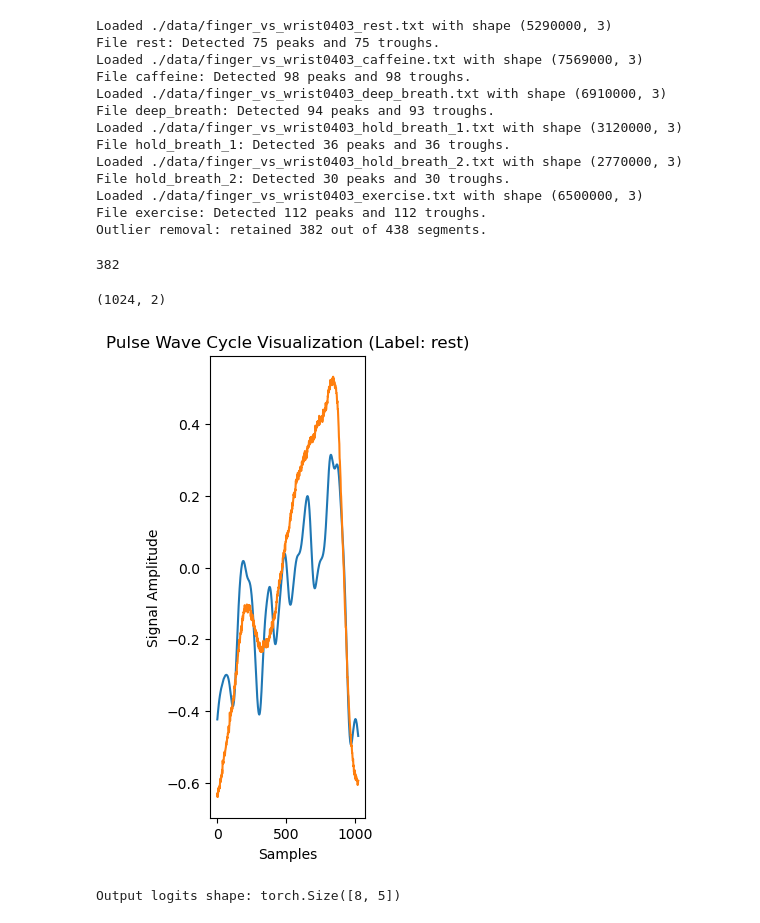
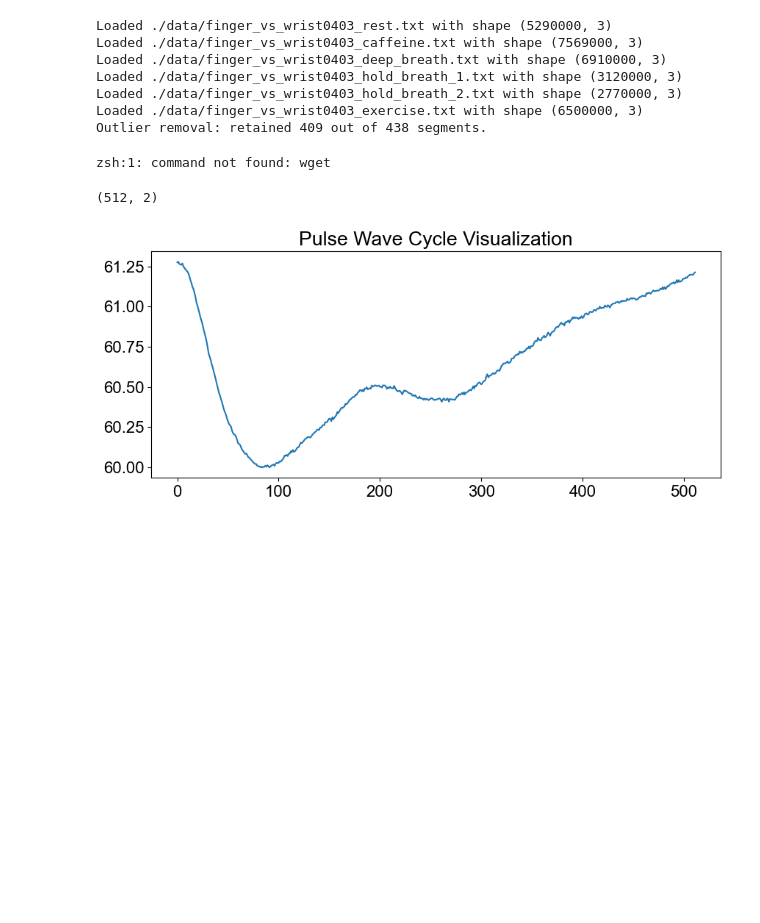
Before and after one commit to Gk-Yuan/HePPS-PWV, a Jupyter notebook: data_analysis.ipynb, the cells around one changed output. Drawn from its saved outputs; the diff is of its cells as text; code cells hidden in the pictures; blank space fills up the shorter version.

```diff
--- a/data_analysis.ipynb
+++ b/data_analysis.ipynb
@@ -17,69 +17,59 @@ file_identifiers = [
 # Instantiate the dataset using your full segment extraction mode
 dataset = HePPSDataset(file_identifiers=file_identifiers,
                        segment_offset=0,
-                       target_length=1024,
-                       filter_cutoff_wrist=[0.5, 20],
+                       target_length=512,
+                       filter_cutoff_wrist=[0.05, 200],
                        filter_cutoff_finger=[0.2, 500],
                        remove_after_resample=10)
 # %% [output]
 Loaded ./data/finger_vs_wrist0403_rest.txt with shape (5290000, 3)
-File rest: Detected 75 peaks and 75 troughs.
 Loaded ./data/finger_vs_wrist0403_caffeine.txt with shape (7569000, 3)
-File caffeine: Detected 98 peaks and 98 troughs.
 Loaded ./data/finger_vs_wrist0403_deep_breath.txt with shape (6910000, 3)
-File deep_breath: Detected 94 peaks and 93 troughs.
 Loaded ./data/finger_vs_wrist0403_hold_breath_1.txt with shape (3120000, 3)
-File hold_breath_1: Detected 36 peaks and 36 troughs.
 Loaded ./data/finger_vs_wrist0403_hold_breath_2.txt with shape (2770000, 3)
-File hold_breath_2: Detected 30 peaks and 30 troughs.
 Loaded ./data/finger_vs_wrist0403_exercise.txt with shape (6500000, 3)
-File exercise: Detected 112 peaks and 112 troughs.
-Outlier removal: retained 382 out of 438 segments.
+Outlier removal: retained 409 out of 438 segments.
-# %%
-len(dataset.segments)
-# %% [output]
-382
+# %%
+import matplotlib
+import matplotlib.font_manager as fm
+
+!wget -O Arial.ttf https://github.com/justrajdeep/fonts/raw/master/Arial.ttf
+font_dirs = ["/content/"]
+font_files = fm.findSystemFonts(fontpaths=font_dirs, fontext='ttf')
+for font_file in font_files:
+    print(font_file) if 'Arial' in font_file else None
+    fm.fontManager.addfont(font_file)
+matplotlib.rcParams["font.size"] = 16
+matplotlib.rcParams["font.family"] = "Arial"
+# %% [output]
+zsh:1: command not found: wget
 # %%
 # Select an arbitrary cycle; for example, pick the first segment.
-sample, label = dataset[10]
+sample, length, label = dataset[10]
 sample_np = sample.numpy()
 print(sample_np.shape)
 
 # Each sample is a 2D array with shape (L, 2), where:
 #   - The first column is wrist data.
 #   - The second column is fingertip data.
 
-plt.figure(figsize=(2, 6))
-plt.plot(sample_np[:, 0], label="Wrist")
-plt.plot(sample_np[:, 1], label="Finger")
+plt.figure(figsize=(10, 4))
+plt.plot(sample_np[:,1], label="Wrist")
+
 
 # plt.plot(dataset.wrist, label="Wrist")
 # plt.plot(dataset.finger, label="Finger")
 # plt.plot(dataset.troughs, dataset.finger[dataset.troughs], label="Troughs", ls="None", marker="o")
 # plt.plot(dataset.peaks, dataset.finger[dataset.peaks], label="Peaks", ls="None", marker="o")
 # plt.xlim(79900,80001)
 # plt.ylim(-0.002,0.002)
 
-plt.title(f"Pulse Wave Cycle Visualization (Label: {label})")
-plt.xlabel("Samples")
-plt.ylabel("Signal Amplitude")
+plt.title(f"Pulse Wave Cycle Visualization")
+# plt.xlabel("Samples")
+# plt.ylabel("Signal Amplitude")
 # plt.legend()
+plt.savefig("visualization.svg")
 plt.show()
 # %% [output]
-(1024, 2)
+(512, 2)
-[figure, old version]
+[figure, new version]
-# %%
-from hepps_model import HePPSRNN
-import torch
-
-batch_size = 8
-seq_length = 80000
-input_size = 2
-
-dummy_input = torch.randn(batch_size, seq_length, input_size)
-model = HePPSRNN(input_size=input_size, hidden_size=64, num_layers=2, num_classes=5, dropout=0.2, bidirectional=True)
-
-output = model(dummy_input)
-print("Output logits shape:", output.shape)
-# %% [output]
-Output logits shape: torch.Size([8, 5])
```
Also changed, not shown: parts of 2 cells of this notebook, 16 other files.
